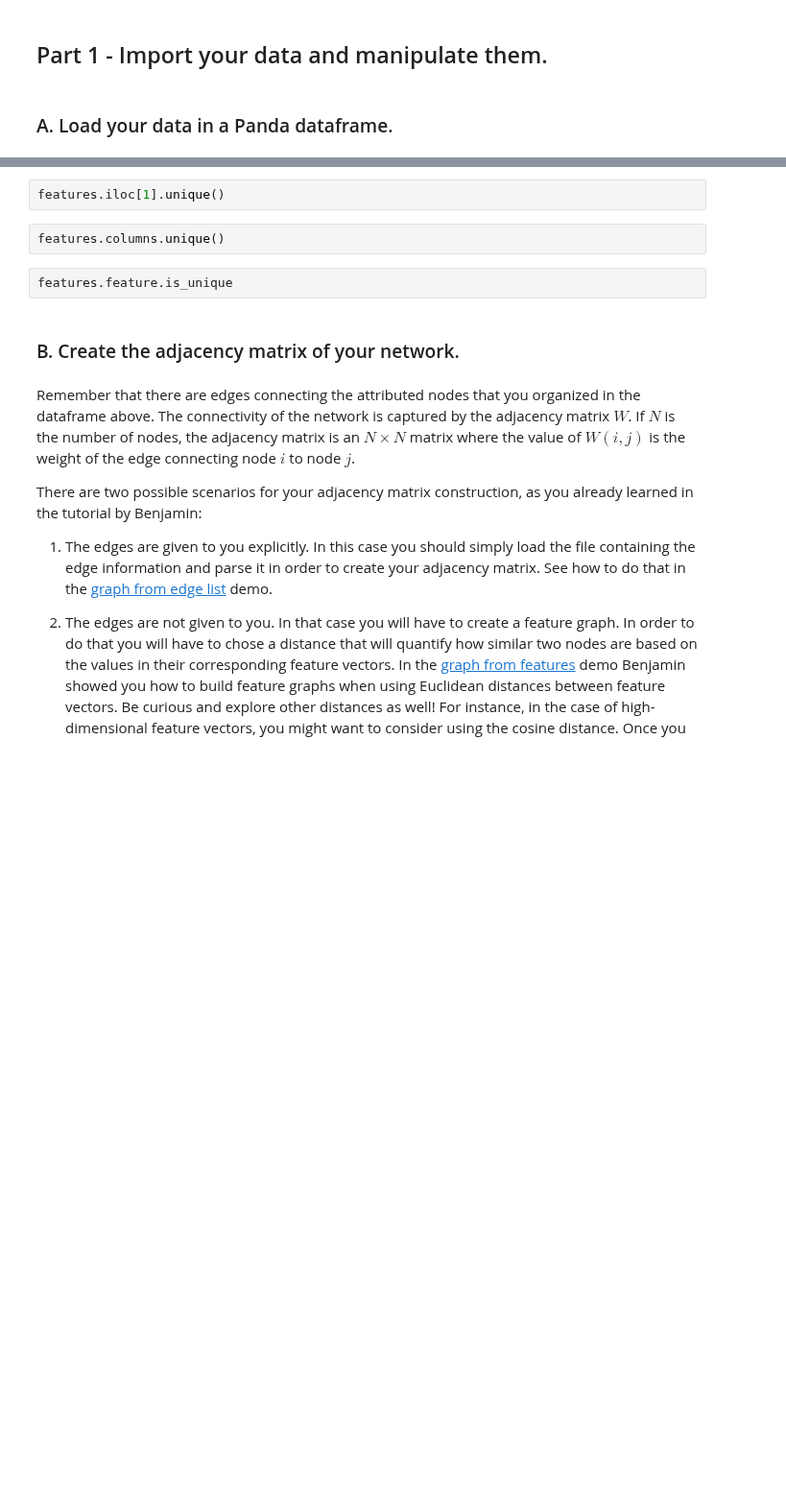
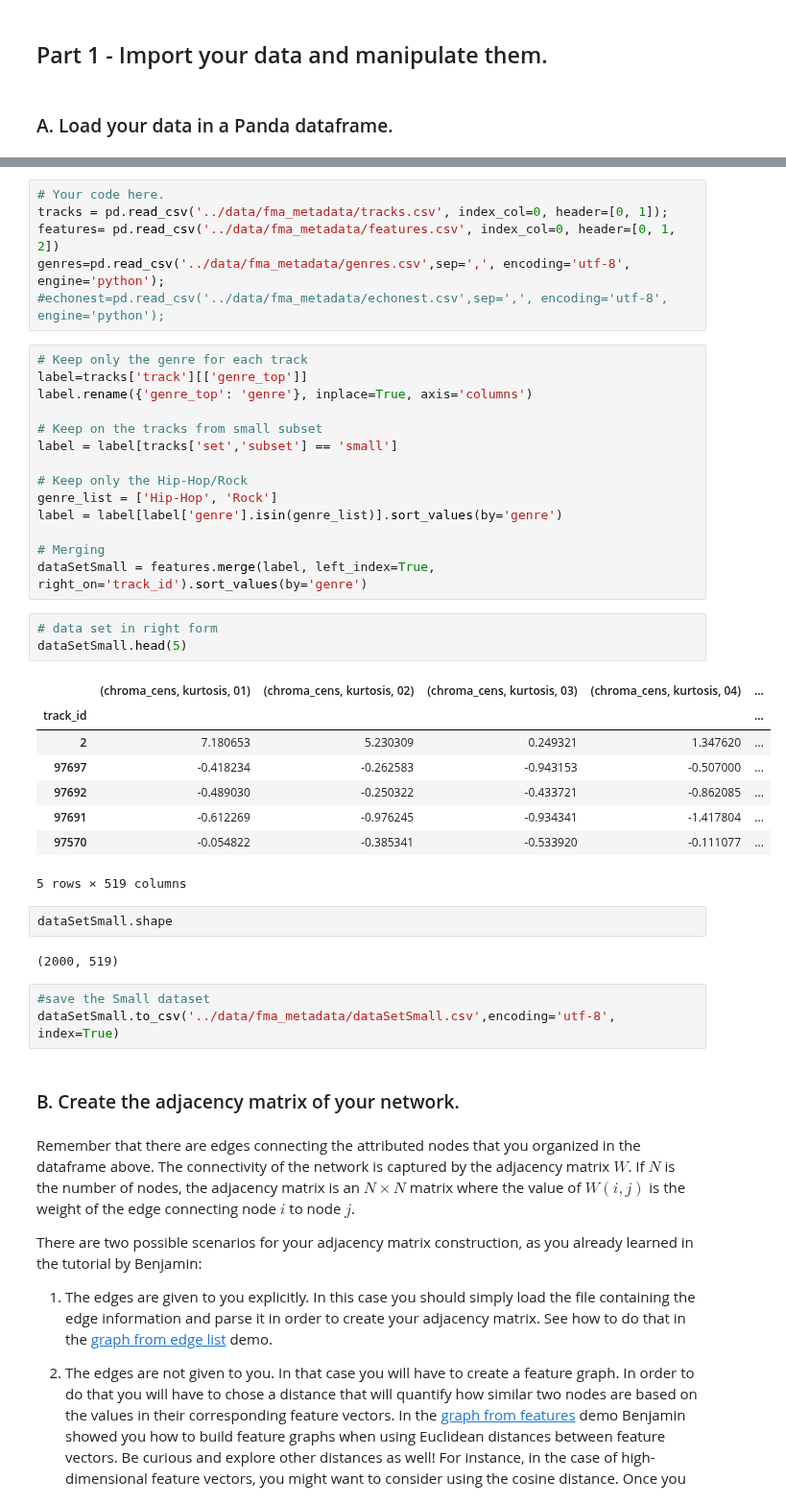
Before and after one commit to TTimTT/NTDS_Project, a Jupyter notebook: milestones_1/Tim_network_properties.ipynb, the cells around one changed output, grey strips where cells are left out. Shown at 96% size. Drawn from its saved outputs; the diff is of its cells as text; blank space fills up the shorter version.

```diff
--- a/milestones_1/Tim_network_properties.ipynb
+++ b/milestones_1/Tim_network_properties.ipynb
@@ -199,9 +48,42 @@ features.iloc[0].unique()
-# %%
-features.iloc[1].unique()
-# %%
-features.columns.unique()
-# %%
-features.feature.is_unique
+# %%
+# Your code here.
+tracks = pd.read_csv('../data/fma_metadata/tracks.csv', index_col=0, header=[0, 1]);
+features= pd.read_csv('../data/fma_metadata/features.csv', index_col=0, header=[0, 1, 2])
+genres=pd.read_csv('../data/fma_metadata/genres.csv',sep=',', encoding='utf-8', engine='python');
+#echonest=pd.read_csv('../data/fma_metadata/echonest.csv',sep=',', encoding='utf-8', engine='python');
+# %%
+# Keep only the genre for each track
+label=tracks['track'][['genre_top']]
+label.rename({'genre_top': 'genre'}, inplace=True, axis='columns')
+
+# Keep on the tracks from small subset
+label = label[tracks['set','subset'] == 'small']
+
+# Keep only the Hip-Hop/Rock
+genre_list = ['Hip-Hop', 'Rock']
+label = label[label['genre'].isin(genre_list)].sort_values(by='genre')
+
+# Merging
+dataSetSmall = features.merge(label, left_index=True, right_on='track_id').sort_values(by='genre')
+# %%
+# data set in right form
+dataSetSmall.head(5)
+# %% [output]
+|  | (chroma_cens, kurtosis, 01) | (chroma_cens, kurtosis, 02) | (chroma_cens, kurtosis, 03) | (chroma_cens, kurtosis, 04) | ... |
+| track_id |  |  |  |  | ... |
+| 2 | 7.180653 | 5.230309 | 0.249321 | 1.347620 | ... |
+| 97697 | -0.418234 | -0.262583 | -0.943153 | -0.507000 | ... |
+| 97692 | -0.489030 | -0.250322 | -0.433721 | -0.862085 | ... |
+| 97691 | -0.612269 | -0.976245 | -0.934341 | -1.417804 | ... |
+| 97570 | -0.054822 | -0.385341 | -0.533920 | -0.111077 | ... |
+5 rows × 519 columns
+# %%
+dataSetSmall.shape
+# %% [output]
+(2000, 519)
+# %%
+#save the Small dataset
+dataSetSmall.to_csv('../data/fma_metadata/dataSetSmall.csv',encoding='utf-8', index=True)
 # %% [markdown]
 ### B. Create the adjacency matrix of your network.
 # %% [markdown]
```
Also changed, not shown: parts of 45 cells of this notebook.
